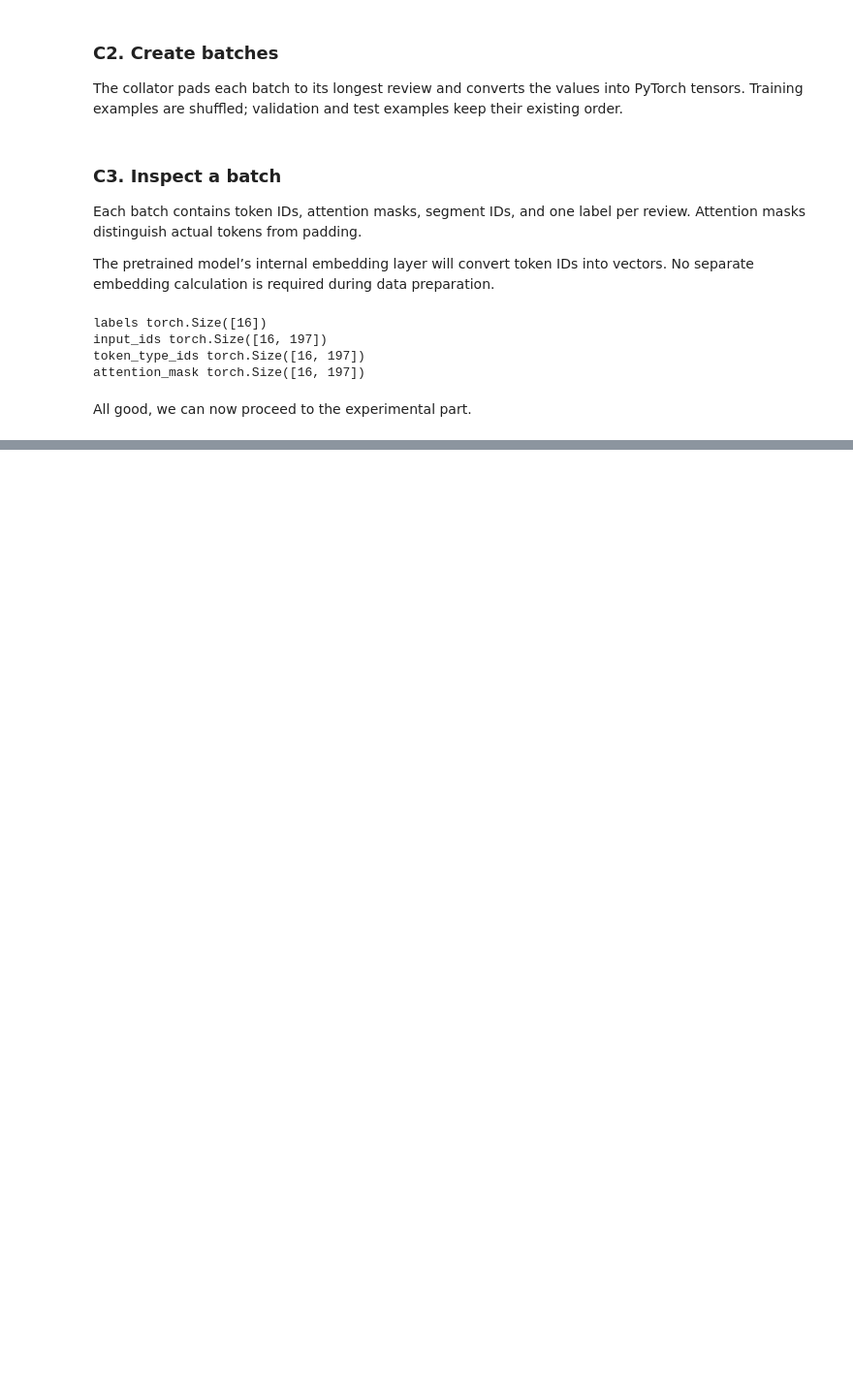
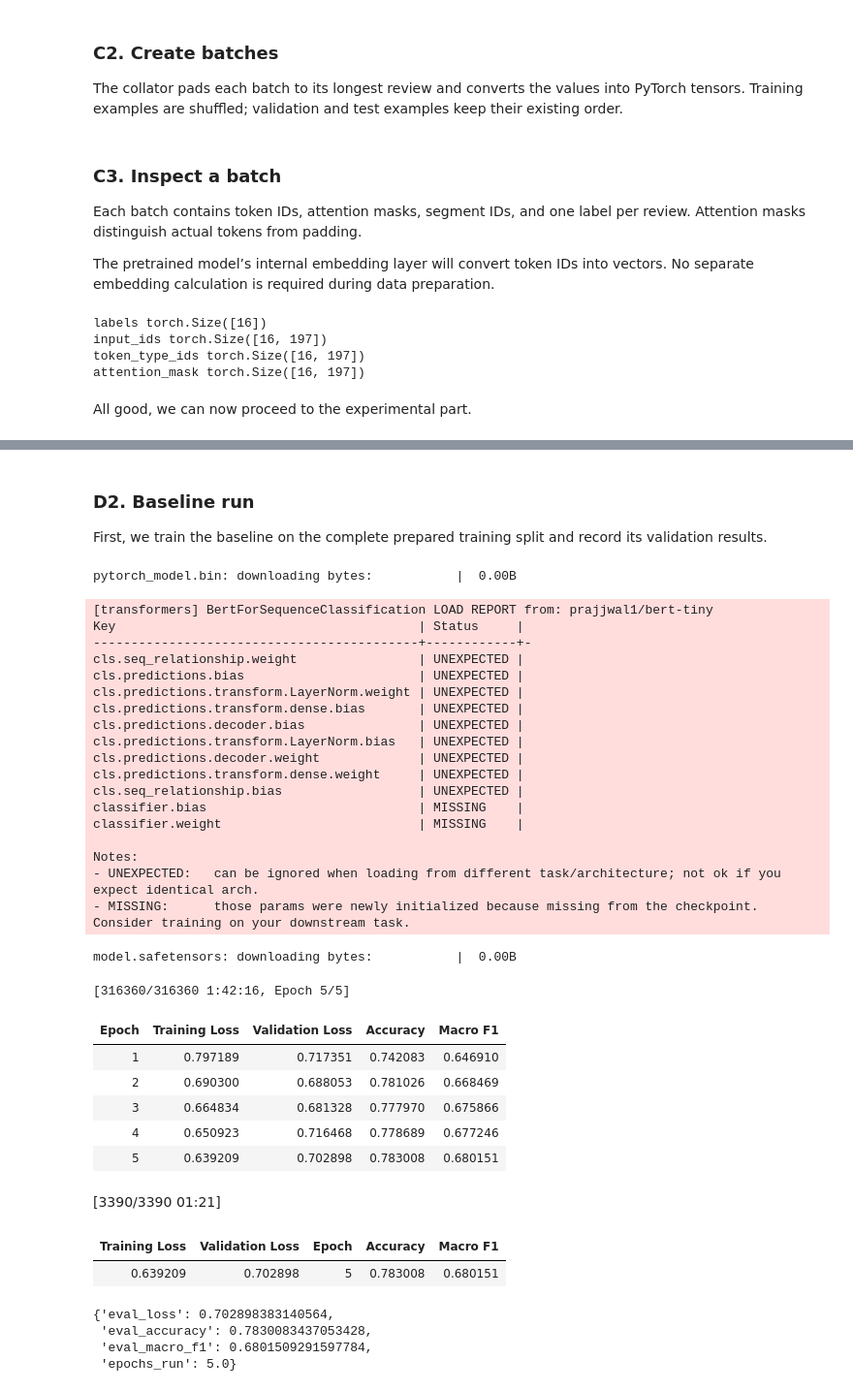
Before and after one commit to devanshmayatra/revvue, a Jupyter notebook: experiments.ipynb, the cells around one changed output, grey strips where cells are left out. Shown at 97% size. Saved outputs shown, nothing was run; the diff lists cells and outputs as text; code cells hidden in the pictures; blank space fills up the shorter version.

Commit message:
establish bert tiny baseline, calculate metrics

```diff
--- a/experiments.ipynb
+++ b/experiments.ipynb
@@ -1060,0 +1137,24 @@ All good, we can now proceed to the experimental part.
+# %%
+def compute_metrics(eval_pred): # func for computing metrics
+    logits, labels = eval_pred
+    predictions = logits.argmax(axis=-1)
+
+    return {
+        "accuracy": accuracy_score(labels, predictions),
+        "macro_f1": f1_score(
+            labels, predictions,
+            labels=[0, 1, 2],
+            average="macro",
+            zero_division=0,
+        ),
+    }
+# %%
+train_labels = np.asarray(data_tokenized["train"]["labels"])
+counts = np.bincount(train_labels, minlength=3)
+
+class_weights = torch.tensor(
+    counts.sum() / (3 * counts),
+    dtype=torch.float32,
+)
+
+print(dict(zip(id2label.values(), class_weights.tolist())))
@@ -1060,0 +1165,7 @@ All good, we can now proceed to the experimental part.
+# %%
+def weighted_loss(outputs, labels, num_items_in_batch=None):
+    return F.cross_entropy(
+        outputs.logits,
+        labels,
+        weight=class_weights.to(outputs.logits.device),
+    )
@@ -1060,0 +1246,49 @@ All good, we can now proceed to the experimental part.
+# %% [markdown]
+### D2. Baseline run
+
+First, we train the baseline on the complete prepared training split and record its validation results.
+# %%
+baseline_metrics = run_experiment(
+    "baseline",
+    BASE_PARAMS,
+    data_tokenized["train"],
+    data_tokenized["val"],
+    epochs=5,
+)
+
+baseline_metrics
+# %% [output]
+pytorch_model.bin: downloading bytes:           |  0.00B
+[transformers] BertForSequenceClassification LOAD REPORT from: prajjwal1/bert-tiny
+Key                                        | Status     |
+-------------------------------------------+------------+-
+cls.seq_relationship.weight                | UNEXPECTED |
+cls.predictions.bias                       | UNEXPECTED |
+cls.predictions.transform.LayerNorm.weight | UNEXPECTED |
+cls.predictions.transform.dense.bias       | UNEXPECTED |
+cls.predictions.decoder.bias               | UNEXPECTED |
+cls.predictions.transform.LayerNorm.bias   | UNEXPECTED |
+cls.predictions.decoder.weight             | UNEXPECTED |
+cls.predictions.transform.dense.weight     | UNEXPECTED |
+cls.seq_relationship.bias                  | UNEXPECTED |
+classifier.bias                            | MISSING    |
+classifier.weight                          | MISSING    |
+
+Notes:
+- UNEXPECTED:   can be ignored when loading from different task/architecture; not ok if you expect identical arch.
+- MISSING:      those params were newly initialized because missing from the checkpoint. Consider training on your downstream task.
+model.safetensors: downloading bytes:           |  0.00B
+[316360/316360 1:42:16, Epoch 5/5]
+| Epoch | Training Loss | Validation Loss | Accuracy | Macro F1 |
+| 1 | 0.797189 | 0.717351 | 0.742083 | 0.646910 |
+| 2 | 0.690300 | 0.688053 | 0.781026 | 0.668469 |
+| 3 | 0.664834 | 0.681328 | 0.777970 | 0.675866 |
+| 4 | 0.650923 | 0.716468 | 0.778689 | 0.677246 |
+| 5 | 0.639209 | 0.702898 | 0.783008 | 0.680151 |
+[3390/3390 01:21]
+| Training Loss | Validation Loss | Epoch | Accuracy | Macro F1 |
+| 0.639209 | 0.702898 | 5 | 0.783008 | 0.680151 |
+{'eval_loss': 0.702898383140564,
+ 'eval_accuracy': 0.7830083437053428,
+ 'eval_macro_f1': 0.6801509291597784,
+ 'epochs_run': 5.0}
```
Also changed, not shown: parts of 12 cells of this notebook.
